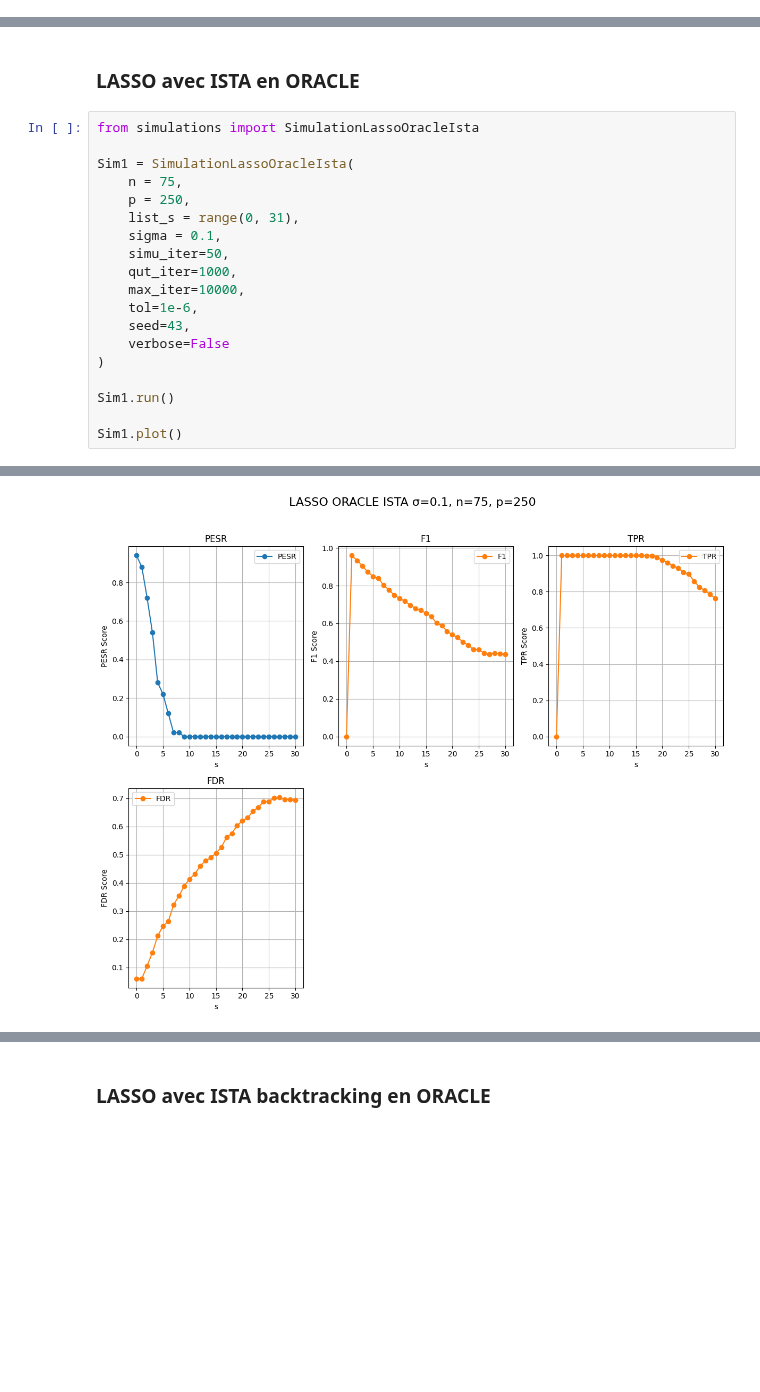
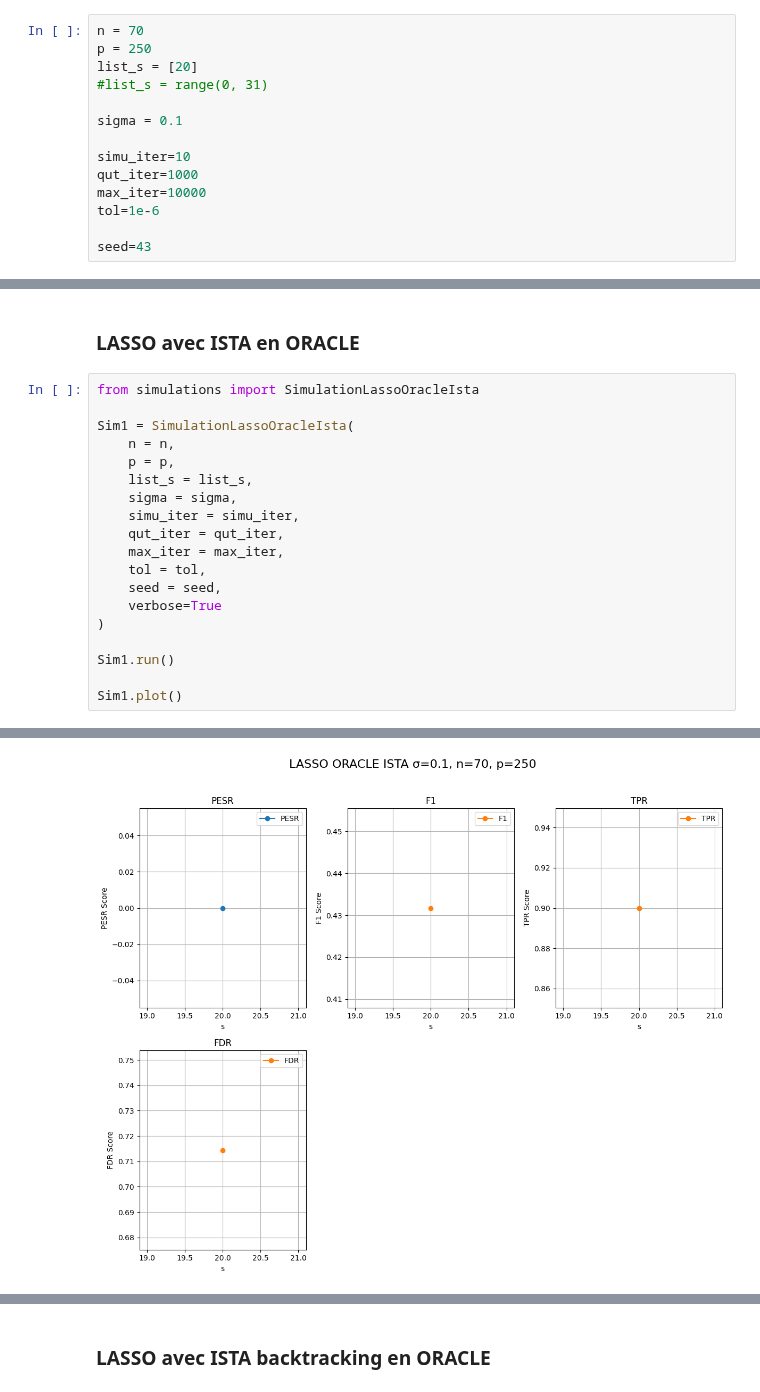
Before and after one commit to AymenBlk/STAGE-GENEVE, a Jupyter notebook: AYMEN/EXPLORATION/CAS LINEAIRE/LASSO/Basis.ipynb, the cells around one changed output, grey strips where cells are left out. Cells and saved outputs as stored; diff of their text form; blank space fills up the shorter version.

```diff
--- a/AYMEN/EXPLORATION/CAS LINEAIRE/LASSO/Basis.ipynb
+++ b/AYMEN/EXPLORATION/CAS LINEAIRE/LASSO/Basis.ipynb
@@ -121,3 +121,17 @@ Ceci correspond à l'opérateur de seuillage doux (soft-thresholding).
 # %%
 import sys, pathlib
 sys.path.append(str(pathlib.Path.cwd().parent.parent.parent.parent)+"\AYMEN\EXPLORATION\CAS LINEAIRE\OUTILS")
+# %%
+n = 70
+p = 250
+list_s = [20]
+#list_s = range(0, 31)
+
+sigma = 0.1
+
+simu_iter=10
+qut_iter=1000
+max_iter=10000
+tol=1e-6
+
+seed=43
@@ -127,16 +181,16 @@ sys.path.append(str(pathlib.Path.cwd().parent.parent.parent.parent)+"\AYMEN\EXPL
 from simulations import SimulationLassoOracleIsta
 
 Sim1 = SimulationLassoOracleIsta(
-    n = 75,
-    p = 250,
-    list_s = range(0, 31),
-    sigma = 0.1,
-    simu_iter=50,
-    qut_iter=1000,
-    max_iter=10000,
-    tol=1e-6,
-    seed=43,
-    verbose=False
+    n = n,
+    p = p,
+    list_s = list_s,
+    sigma = sigma,
+    simu_iter = simu_iter,
+    qut_iter = qut_iter,
+    max_iter = max_iter,
+    tol = tol,
+    seed = seed,
+    verbose=True
 )
 
 Sim1.run()
@@ -146 +217 @@ Sim1.plot()
-[figure, old version]
+[figure, new version]
```
Also changed, not shown: parts of 9 cells of this notebook, 6 other files.
